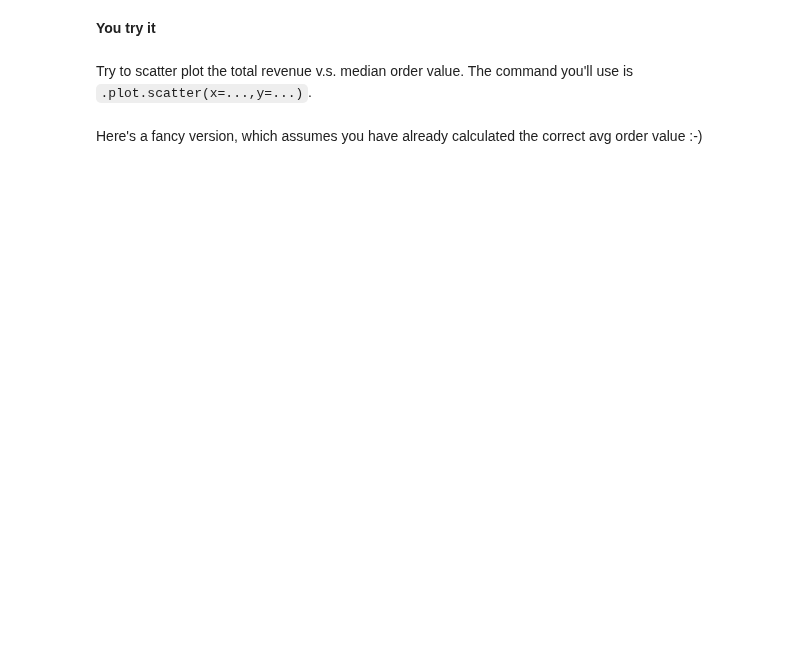
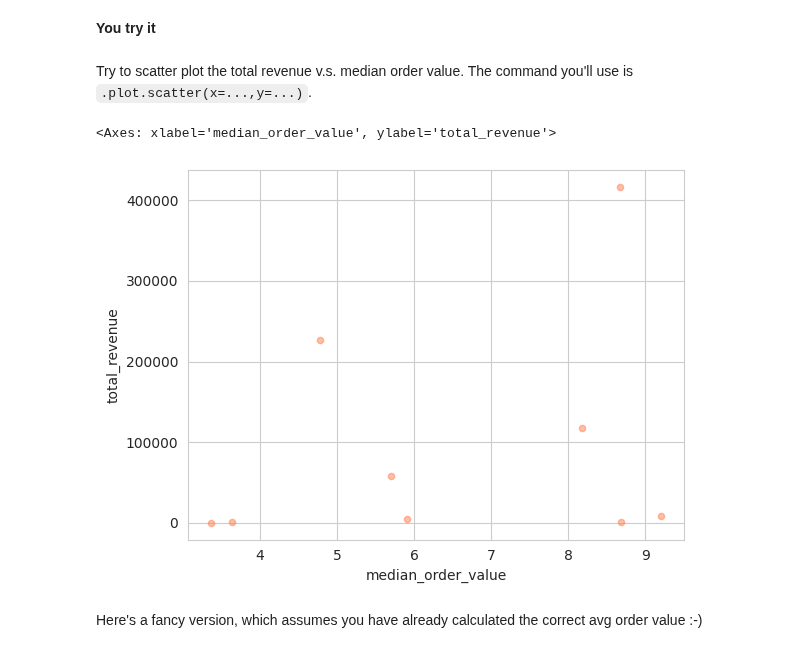
Before and after one commit to ciri/iese-dsfb, a Jupyter notebook: notebooks/210-Amazon-Part-I.ipynb, the cells around one changed output. Drawn from its saved outputs; the diff is of its cells as text; code cells hidden in the pictures; blank space fills up the shorter version.

```diff
--- a/notebooks/210-Amazon-Part-I.ipynb
+++ b/notebooks/210-Amazon-Part-I.ipynb
@@ -449,6 +448,24 @@ category_metrics
 **You try it**
 # %% [markdown]
 Try to scatter plot the total revenue v.s. median order value. The command you'll use is `.plot.scatter(x=...,y=...)`.
+# %%
+### SOLUTION
+category_metrics = df.groupby('category').agg(
+    total_revenue   = ('revenue', 'sum'),
+    avg_order_value = ('revenue', 'mean'),
+    median_order_value = ('revenue', 'median'),
+).reset_index()
+category_metrics
+
+category_metrics.plot.scatter(
+    x='median_order_value',
+    y='total_revenue',
+    alpha=0.5,
+    color='coral'
+)
+# %% [output]
+<Axes: xlabel='median_order_value', ylabel='total_revenue'>
+[figure, added]
 # %% [markdown]
 Here's a fancy version, which assumes you have already calculated the correct avg order value :-)
 # %%
```
Also changed, not shown: parts of 10 cells of this notebook.
